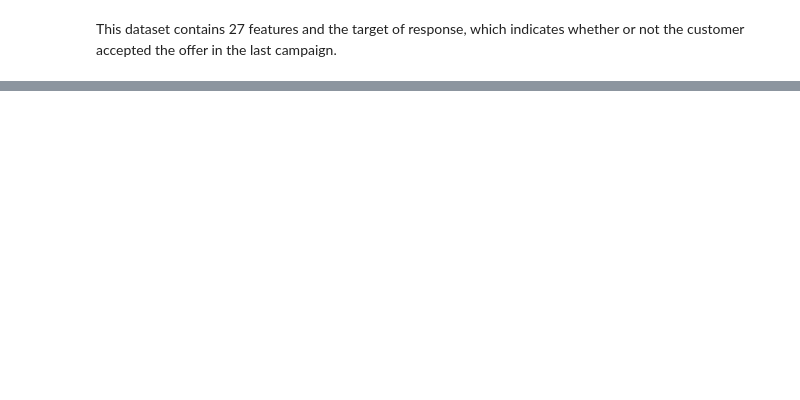
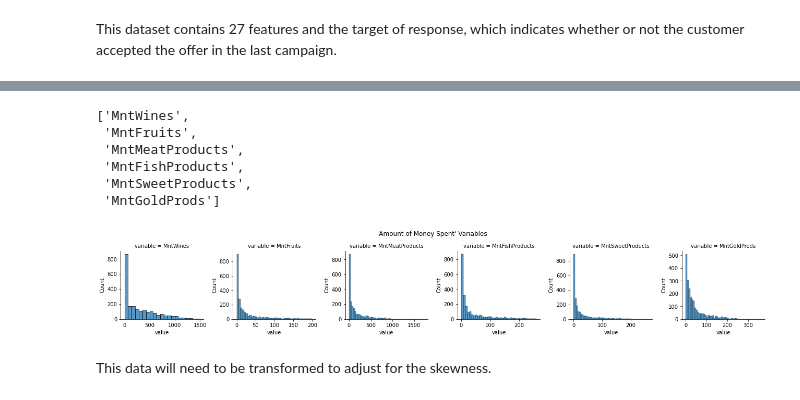
Before and after one commit to jma199/business-marketing-case-study, a Jupyter notebook: 1 eda.ipynb, the cells around one changed output, grey strips where cells are left out. Drawn from its saved outputs; the diff is of its cells as text; code cells hidden in the pictures; blank space fills up the shorter version.

```diff
--- a/1 eda.ipynb
+++ b/1 eda.ipynb
@@ -73,0 +180,4 @@ date the customer enrolled with the company's loyalty program
+# %%
+data['Mnt_Total'] = data['MntWines'] + data['MntFruits'] + data['MntMeatProducts'] \
+    + data['MntFishProducts'] + data['MntSweetProducts'] + data['MntGoldProds']
+data.head()
@@ -74 +192,33 @@ date the customer enrolled with the company's loyalty program
+# %%
+def get_mnt_cols(df):
+    col_list = df.columns.to_list()
+    return [col for col in col_list if 'Mnt' in col]
+
+mnt_cols = get_mnt_cols(data)
+mnt_cols
+# %% [output]
+['MntWines',
+ 'MntFruits',
+ 'MntMeatProducts',
+ 'MntFishProducts',
+ 'MntSweetProducts',
+ 'MntGoldProds']
+# %%
+df_mnt = data[mnt_cols]
+
+# plot the mnt columns using seaborn's facetgrid
+# inspired by DataCamp's Customer Segmentation Template
+graph = sns.FacetGrid(
+    df_mnt.melt(),
+    col = 'variable',
+    sharey = False,
+    sharex = False)
+graph.map(sns.histplot, "value")
+graph.fig.subplots_adjust(top=0.8)
+graph.fig.suptitle("'Amount of Money Spent' Variables")
+plt.show()
+# %% [output]
+[figure, added]
+# %% [markdown]
+This data will need to be transformed to adjust for the skewness.
 # %%
```
Also changed, not shown: parts of 25 cells of this notebook, 2 other files.
